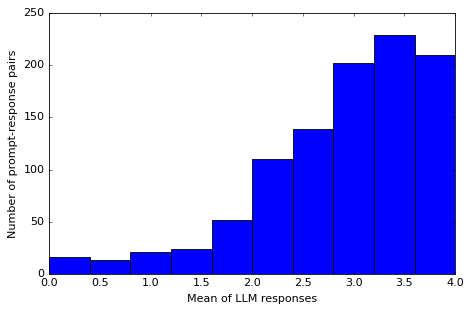
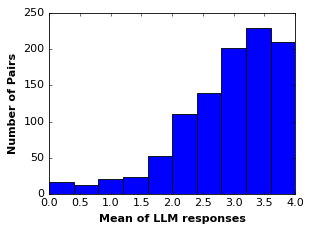
Unified diff of the notebook cell whose output changed from the first chart to the second:
--- before
+++ after
@@ -1,7 +1,10 @@
+plt.figure(figsize=(4, 3))
 plt.hist(mu, bins=10, edgecolor='black')  # bins=10 is default, can adjust as needed
-plt.xlabel('Mean of LLM responses')
-plt.ylabel('Number of prompt-response pairs')
+plt.xlabel('Mean of LLM responses', fontweight="bold")
+plt.ylabel('Number of Pairs', fontweight="bold")
 plt.title('')
+# plt.xticks(fontsize=12)
+# plt.yticks(fontsize=12)
 plt.tight_layout()
-plt.savefig(f"./outputs/histograms/mean of {models[0]} on { data_attributes[0]}.pdf", format="pdf", dpi=1200, bbox_inches=0)
+plt.savefig(f"./outputs/histograms/asthetic/mean of {models[0]} on { data_attributes[0]}.pdf", format="pdf", dpi=1200, bbox_inches=0)
 plt.show()

Commit: This was used to create the plots in the main paper.